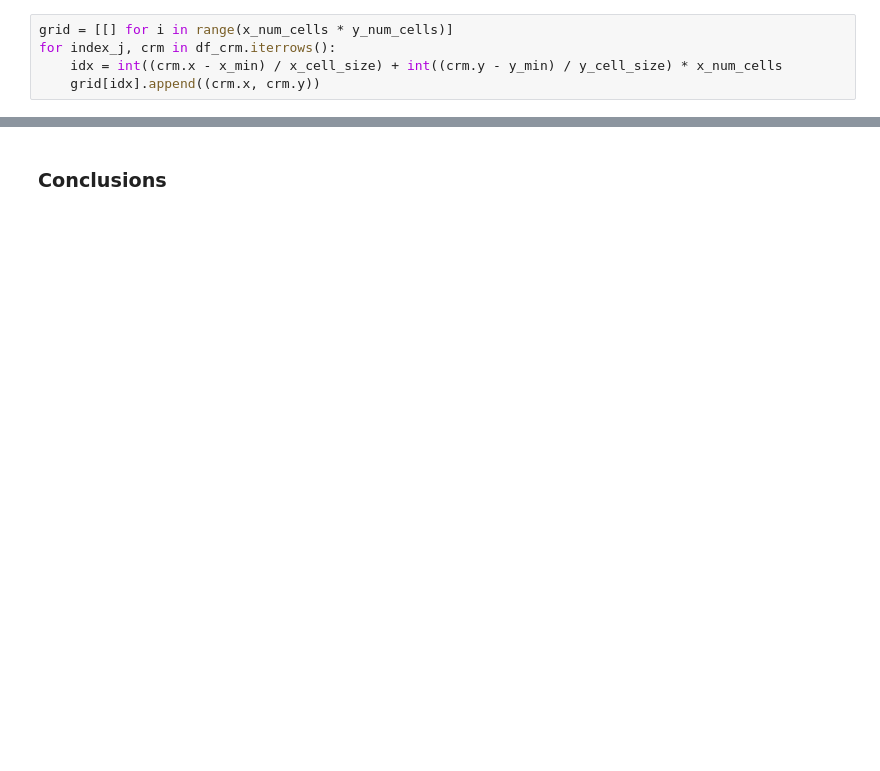
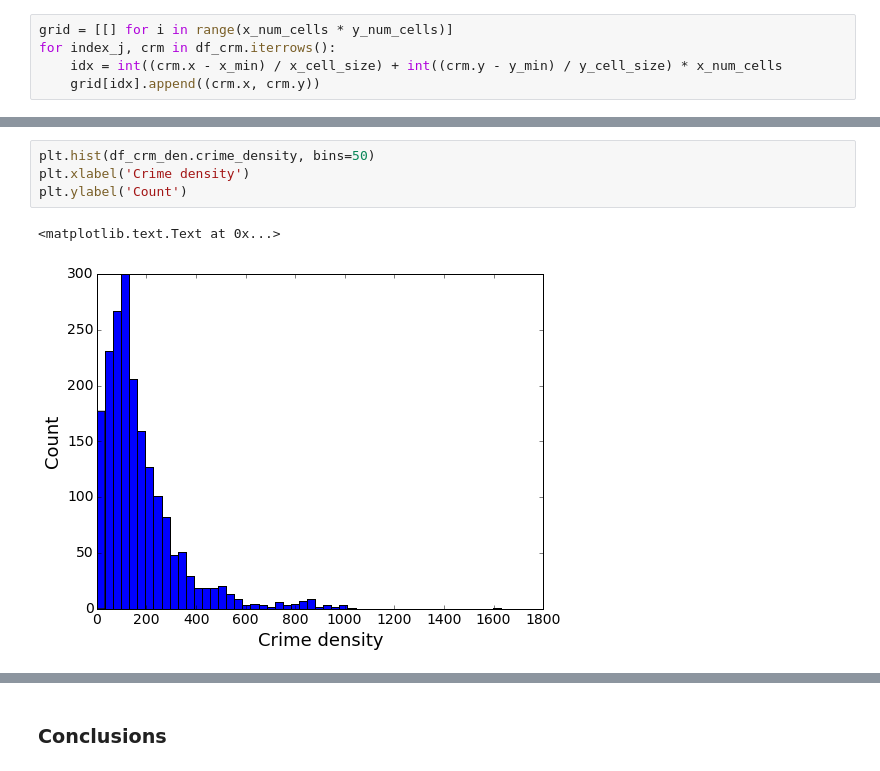
Before and after one commit to jhalverson/data_science, a Jupyter notebook: project_boston_restaurants/part_2_yelp_business_data.ipynb, the cells around one changed output, grey strips where cells are left out. Drawn from its saved outputs; the diff is of its cells as text; blank space fills up the shorter version.

```diff
--- a/project_boston_restaurants/part_2_yelp_business_data.ipynb
+++ b/project_boston_restaurants/part_2_yelp_business_data.ipynb
@@ -571,0 +594,7 @@ for index_i, biz in df_biz.head().iterrows():
+# %%
+plt.hist(df_crm_den.crime_density, bins=50)
+plt.xlabel('Crime density')
+plt.ylabel('Count')
+# %% [output]
+<matplotlib.text.Text at 0x...>
+[figure, added]
```
Also changed, not shown: parts of 25 cells of this notebook, 3 other files.
